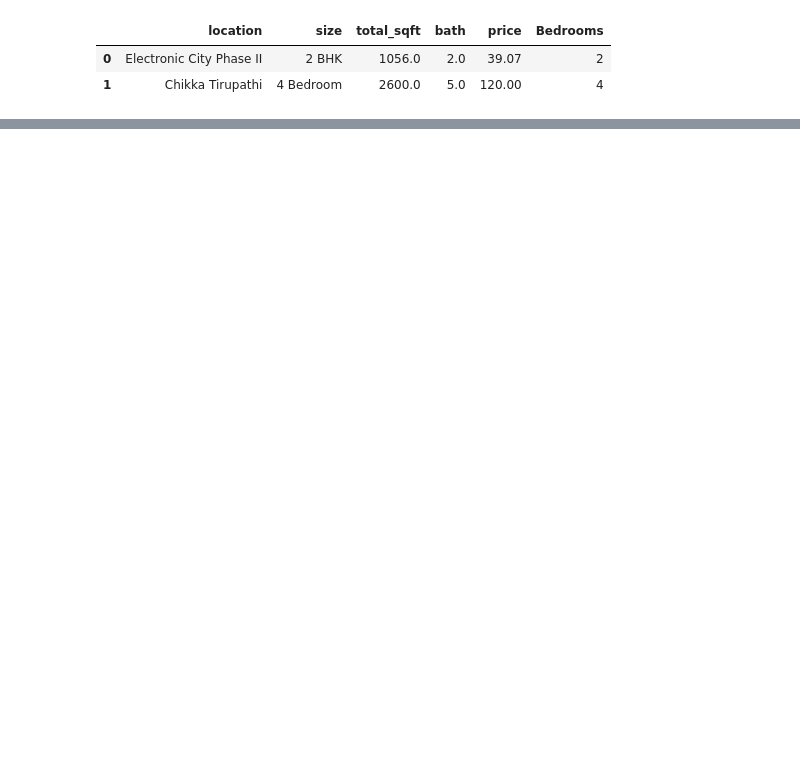
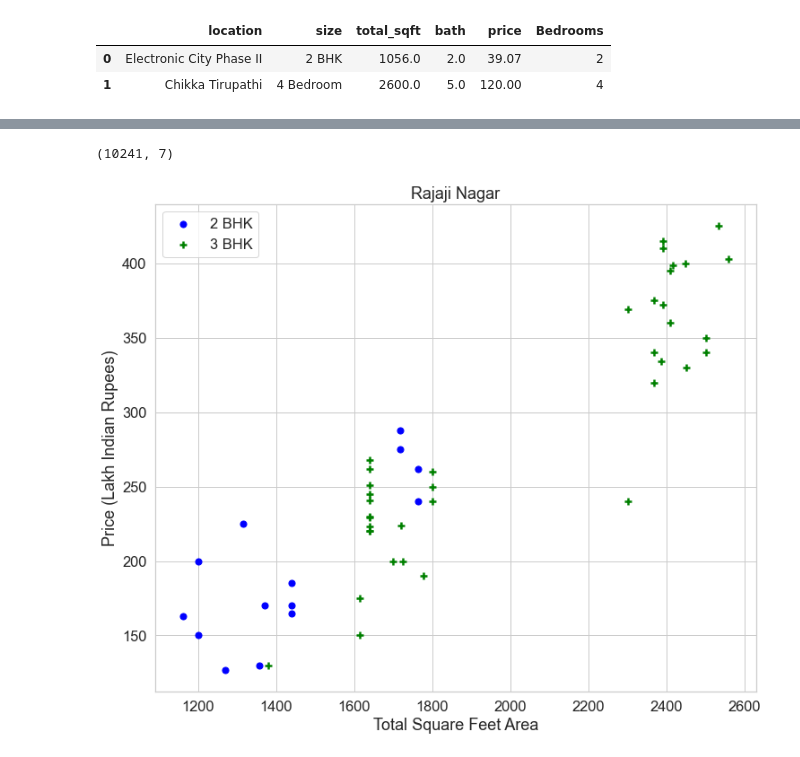
Before and after one commit to agrimkumar/Bengaluru_House_price_data, a Jupyter notebook: Bengaluru_House_Price_Prediction.ipynb, the cells around one changed output, grey strips where cells are left out. Saved outputs shown, nothing was run; the diff lists cells and outputs as text; code cells hidden in the pictures; blank space fills up the shorter version.

```diff
--- a/Bengaluru_House_Price_Prediction.ipynb
+++ b/Bengaluru_House_Price_Prediction.ipynb
@@ -171,0 +229,3 @@ data4.head(2)
+# %%
+location_count_less_than_10 = location_count[location_count<=10]
+len(location_count[location_count<=10]) #1052 locations with count less than 10.
@@ -171,0 +238,4 @@ data4.head(2)
+# %%
+#Making location to other where count is less than 10
+data5.location = data5.location.apply(lambda x: 'other' if x in location_count_less_than_10 else x)
+len(data5.location.unique()) #unique locations reduced from 1293 to 242
@@ -171,0 +260,3 @@ data4.head(2)
+# %%
+data6 = data5[~(data5.total_sqft/data5.Bedrooms<300)] #removing data where rooms are less than 300 sqft per bedroom.
+data6.shape
@@ -171,0 +278,37 @@ data4.head(2)
+# %%
+"""This functions removes outlier which are not in 1 standard deviation range,
+first we are groupping by location and calulating mean and std. dev. of each location,
+if it is in 1 std. dev. range we are keeping it.
+"""
+
+def remove_pps_outliers(df):
+    df_out = pd.DataFrame()
+    for key, subdf in df.groupby('location'):
+        m = np.mean(subdf.price_per_sqft)
+        st = np.std(subdf.price_per_sqft)
+        reduced_df = subdf[(subdf.price_per_sqft>(m-st)) & (subdf.price_per_sqft<=(m+st))]
+        df_out = pd.concat([df_out,reduced_df],ignore_index=True)
+    return df_out
+
+data7 = remove_pps_outliers(data6)
+data7.shape #from 12502 to 10241 we have removed 2261 data points.
+# %% [output]
+(10241, 7)
+# %%
+#visualization of 2 bedrooms and 3 bedrooms in a location.
+import matplotlib.pyplot as plt
+
+def plot_scatter_chart(df,location):
+    bhk2 = df[(df.location==location) & (df.Bedrooms==2)]
+    bhk3 = df[(df.location==location) & (df.Bedrooms==3)]
+    plt.rcParams["figure.figsize"] = (12,10)
+    plt.scatter(bhk2.total_sqft,bhk2.price,color='blue',label='2 BHK', s=50)
+    plt.scatter(bhk3.total_sqft,bhk3.price,marker='+', color='green',label='3 BHK', s=50)
+    plt.xlabel("Total Square Feet Area")
+    plt.ylabel("Price (Lakh Indian Rupees)")
+    plt.title(location)
+    plt.legend()
+
+plot_scatter_chart(data7,"Rajaji Nagar")
+# %% [output]
+[figure, added]
```
Also changed, not shown: parts of 49 cells of this notebook.
